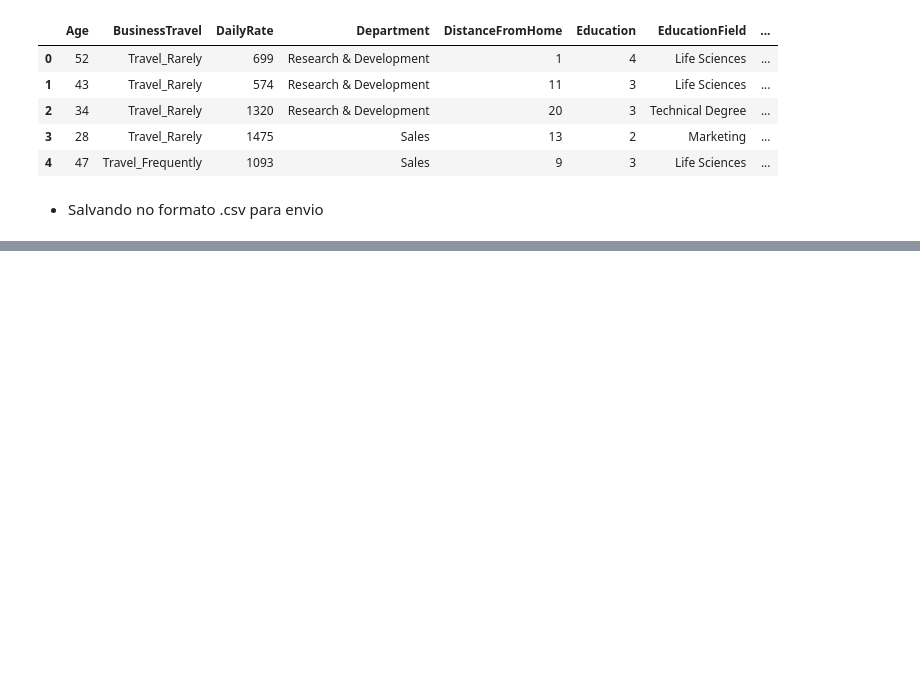
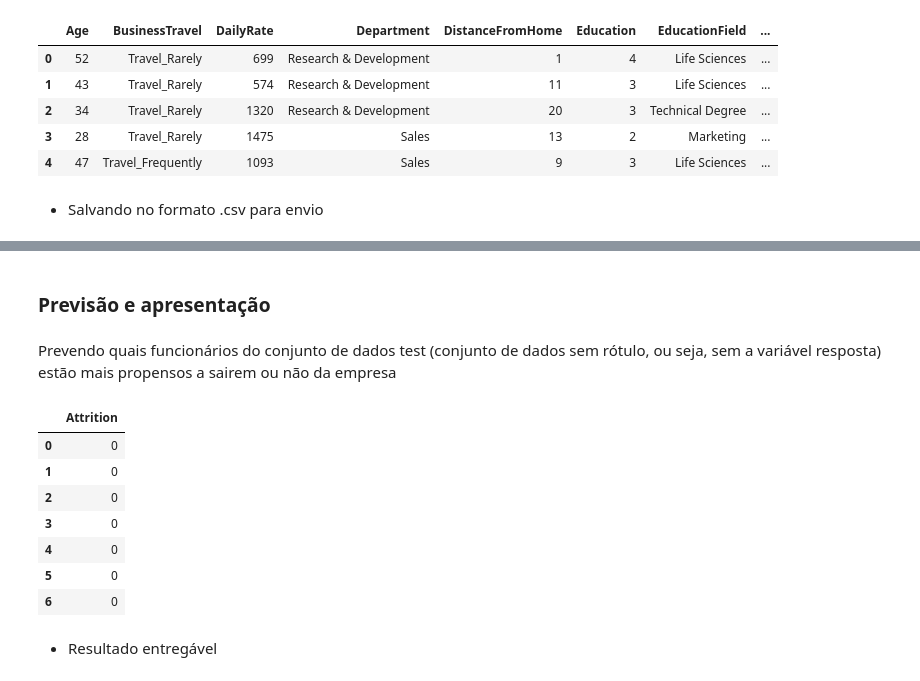
Before and after one commit to RodrigoTito/Desistencia-de-Funcionario, a Jupyter notebook: Data_Sprint_56_Desistencia_de_Funcionario.ipynb, the cells around one changed output, grey strips where cells are left out. Saved outputs shown, nothing was run; the diff lists cells and outputs as text; code cells hidden in the pictures; blank space fills up the shorter version.

```diff
--- a/Data_Sprint_56_Desistencia_de_Funcionario.ipynb
+++ b/Data_Sprint_56_Desistencia_de_Funcionario.ipynb
@@ -521,0 +602,2 @@ result_final.to_csv("resultado_final.csv", index = False)
+# %%
+Xtrain, Xval, ytrain, yval = train_test_split_yi(X,train_y)
@@ -521,0 +606,22 @@ result_final.to_csv("resultado_final.csv", index = False)
+# %%
+def build_model():
+  #create model
+  model = Sequential()
+  #get number of columns in training data
+  n_cols = Xtrain.shape[1]
+  #add layers to model
+  model.add(Dense(64, activation='relu', input_shape=(n_cols,)))
+  model.add(Dense(120, activation='relu'))
+  model.add(Dense(64, activation='relu'))
+  model.add(Dense(2, activation='softmax'))
+  #model.add(Dense(2, activation='sigmoid'))
+
+  # compile the keras model
+  model.compile(loss='binary_crossentropy',
+                optimizer='adam',
+                metrics=[tfa.metrics.F1Score(num_classes=2, threshold=0.55)],
+             )
+  return model
+
+model = build_model()
+model.summary()
@@ -521,0 +654,16 @@ result_final.to_csv("resultado_final.csv", index = False)
+# %%
+callback = [
+    tf.keras.callbacks.ReduceLROnPlateau(monitor='val_loss', patience=45, verbose=1),
+            tf.keras.callbacks.EarlyStopping(monitor="val_loss",
+    min_delta=0.001,
+    patience=50,
+    verbose=2,
+    mode="auto",
+    baseline=None,
+    restore_best_weights=True,)]
+# %%
+model = build_model()
+performance = model.fit(Xtrain, ytrain, epochs=5000, batch_size=32, validation_data=(Xval, yval), shuffle=False,
+                      #callbacks=[early_stopping_monitor]
+                      callbacks =[callback]
+                       )
@@ -521,0 +709,18 @@ result_final.to_csv("resultado_final.csv", index = False)
+# %% [markdown]
+### Previsão e apresentação
+# %% [markdown]
+Prevendo quais funcionários do conjunto de dados test (conjunto de dados sem rótulo, ou seja, sem a variável resposta) estão mais propensos a sairem ou não da empresa
+# %%
+y_pred_test = pd.DataFrame(np.argmax(model.predict(test), axis=1),columns=['Attrition'])
+y_pred_test.head(7)
+# %% [output]
+|  | Attrition |
+| 0 | 0 |
+| 1 | 0 |
+| 2 | 0 |
+| 3 | 0 |
+| 4 | 0 |
+| 5 | 0 |
+| 6 | 0 |
+# %% [markdown]
+* Resultado entregável
```
Also changed, not shown: parts of 35 cells of this notebook.
